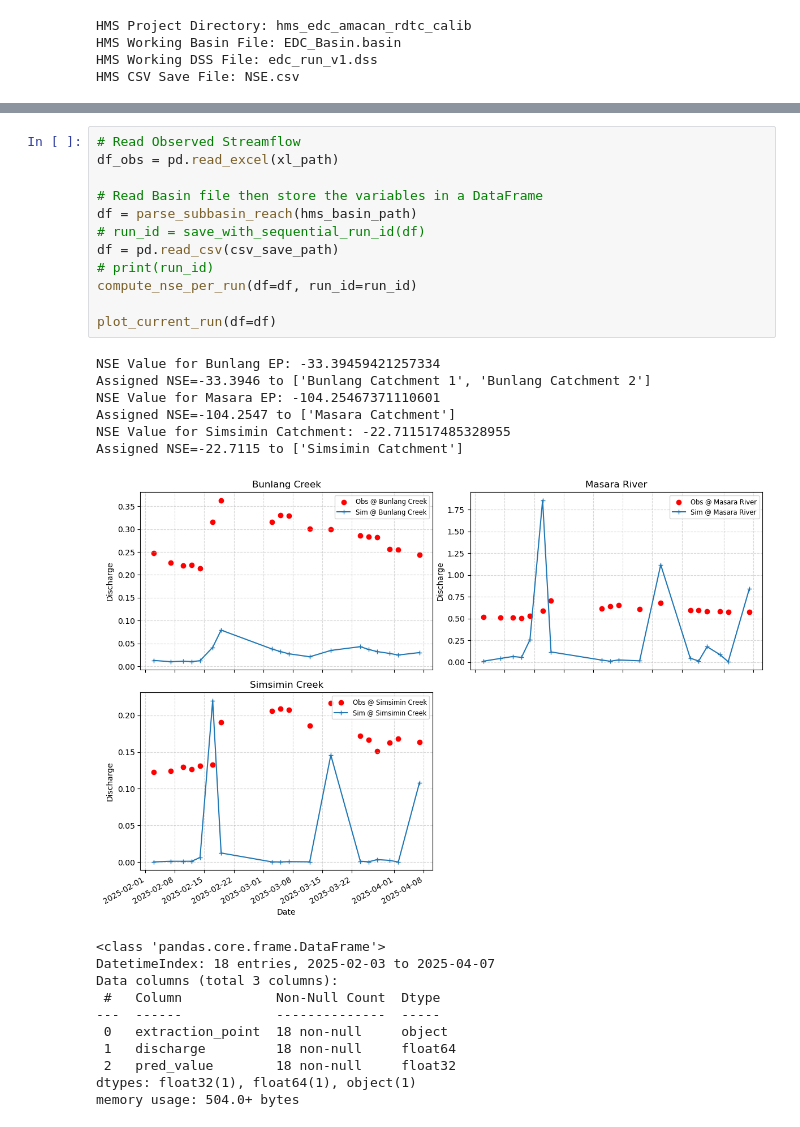
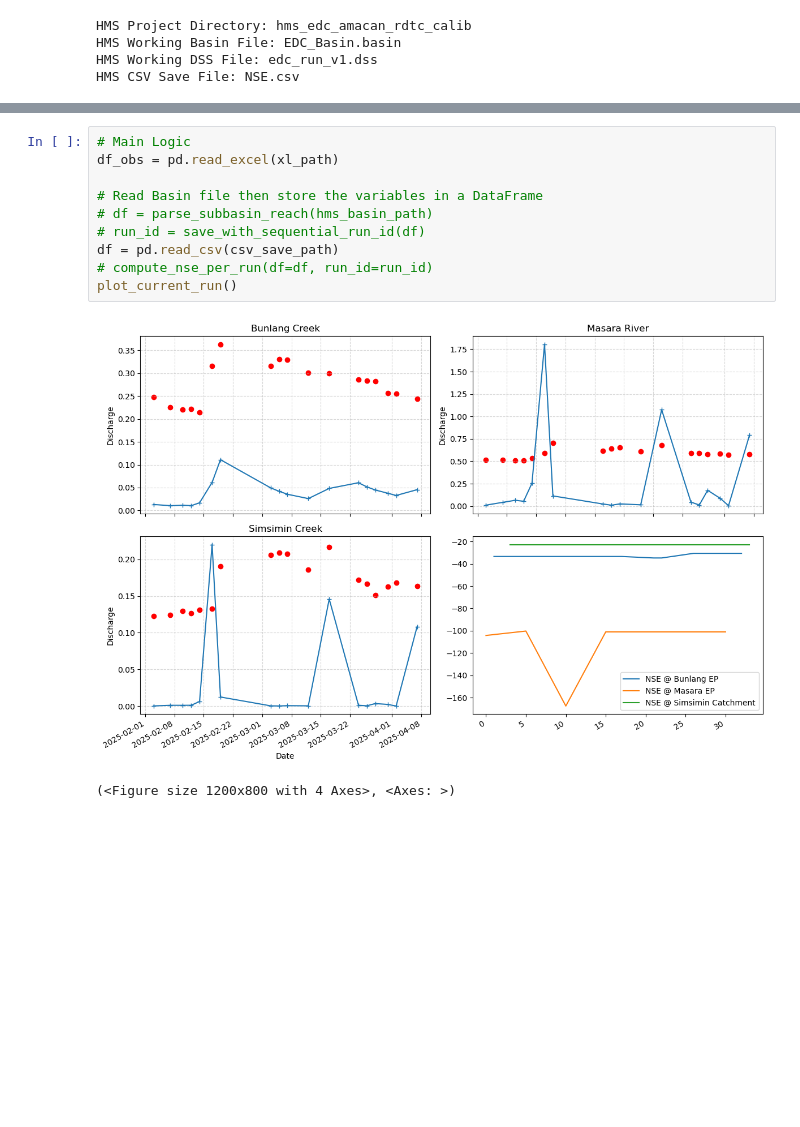
Before and after one commit to rdtcamingawan/pyqgis_amh, a Jupyter notebook: NP24.155 EDC Amacan/log_n_compute_nse.ipynb, the cells around one changed output, grey strips where cells are left out. Drawn from its saved outputs; the diff is of its cells as text; blank space fills up the shorter version.

Commit message:
added plot of NSE

```diff
--- a/NP24.155 EDC Amacan/log_n_compute_nse.ipynb
+++ b/NP24.155 EDC Amacan/log_n_compute_nse.ipynb
@@ -260,30 +283,13 @@ def plot_current_run(df):
 # %%
-# Read Observed Streamflow
+# Main Logic
 df_obs = pd.read_excel(xl_path)
 
 # Read Basin file then store the variables in a DataFrame
-df = parse_subbasin_reach(hms_basin_path)
+# df = parse_subbasin_reach(hms_basin_path)
 # run_id = save_with_sequential_run_id(df)
 df = pd.read_csv(csv_save_path)
-# print(run_id)
-compute_nse_per_run(df=df, run_id=run_id)
-
-plot_current_run(df=df)
+# compute_nse_per_run(df=df, run_id=run_id)
+plot_current_run()
 # %% [output]
+[figure, new version]
-NSE Value for Bunlang EP: -33.39459421257334
-Assigned NSE=-33.3946 to ['Bunlang Catchment 1', 'Bunlang Catchment 2']
-NSE Value for Masara EP: -104.25467371110601
-Assigned NSE=-104.2547 to ['Masara Catchment']
-NSE Value for Simsimin Catchment: -22.711517485328955
-Assigned NSE=-22.7115 to ['Simsimin Catchment']
+(<Figure size 1200x800 with 4 Axes>, <Axes: >)
-[figure, old version]
-<class 'pandas.core.frame.DataFrame'>
-DatetimeIndex: 18 entries, 2025-02-03 to 2025-04-07
-Data columns (total 3 columns):
- #   Column            Non-Null Count  Dtype
----  ------            --------------  -----
- 0   extraction_point  18 non-null     object
- 1   discharge         18 non-null     float64
- 2   pred_value        18 non-null     float32
-dtypes: float32(1), float64(1), object(1)
-memory usage: 504.0+ bytes
```
Also changed, not shown: parts of 2 cells of this notebook.
